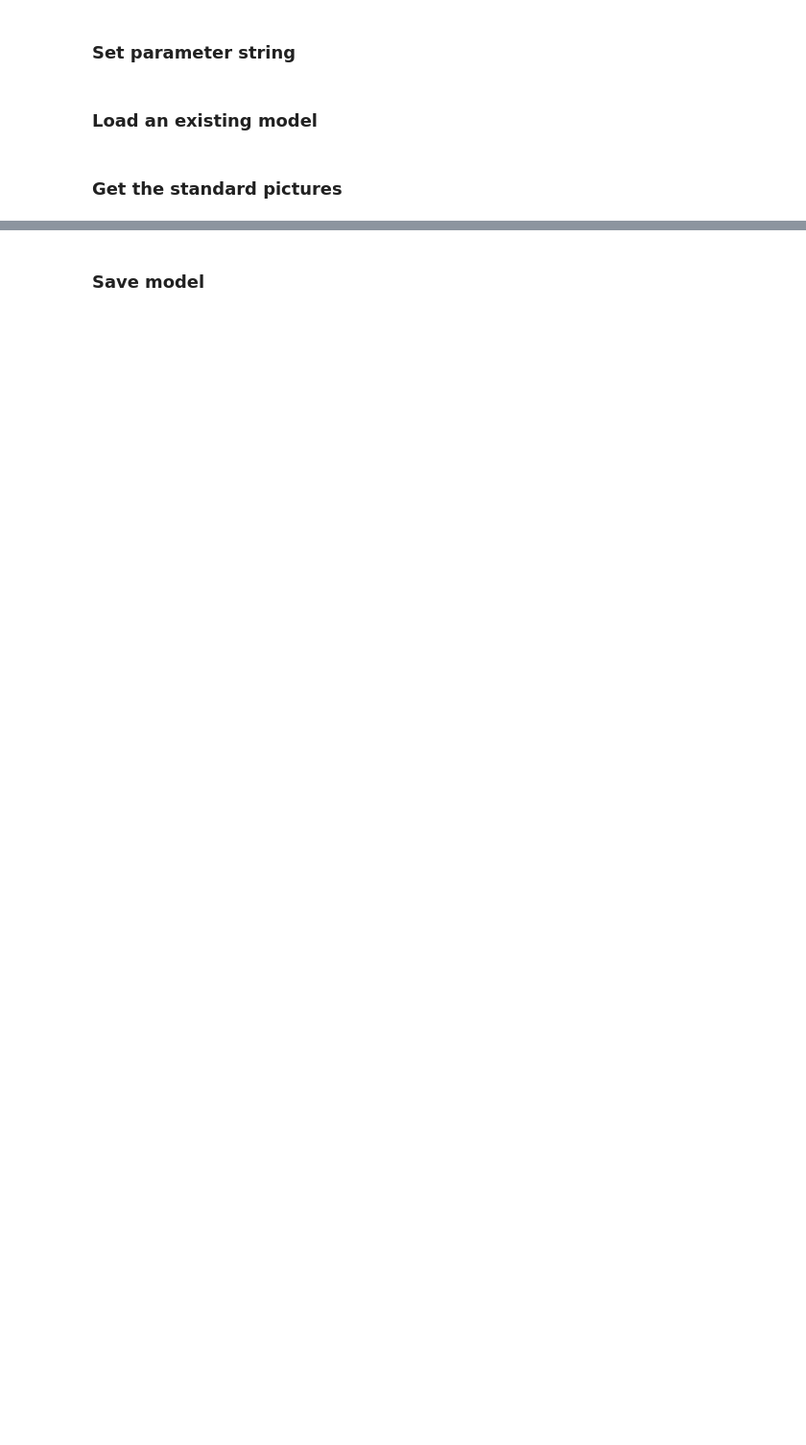
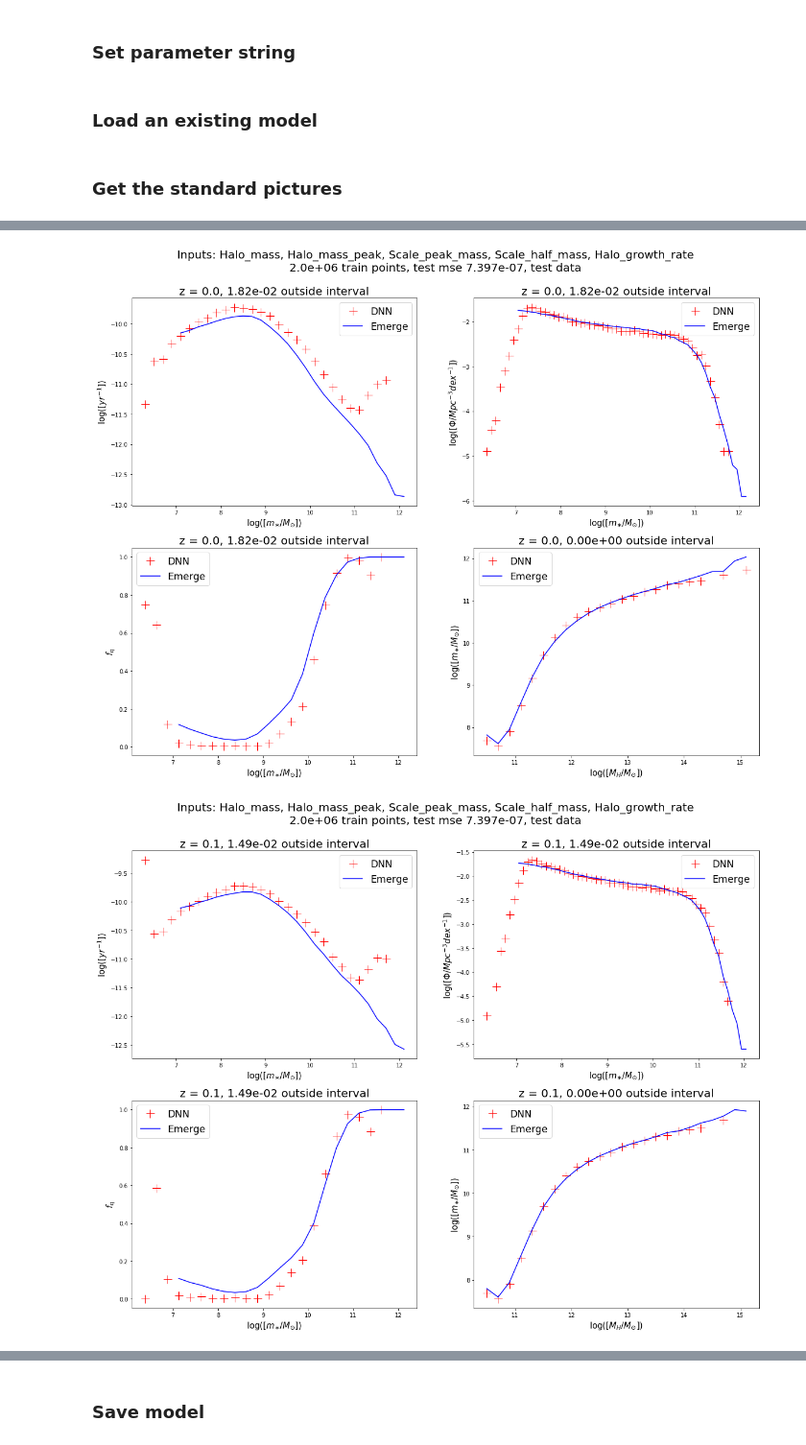
Before and after one commit to magnus-lindstrom/masters-project-galaxy-formation, a Jupyter notebook: code/backpropagation_code/bp_general_purpose_notebook.ipynb, the cells around one changed output, grey strips where cells are left out. Shown at 96% size. Drawn from its saved outputs; the diff is of its cells as text; code cells hidden in the pictures; blank space fills up the shorter version.

```diff
--- a/code/backpropagation_code/bp_general_purpose_notebook.ipynb
+++ b/code/backpropagation_code/bp_general_purpose_notebook.ipynb
@@ -115,4 +117,4 @@ norm_scores = model.evaluate(x=training_data_dict['input_test_dict'], y=training
                                                sample_weight=training_data_dict['test_weights'], verbose=1)
 tot_score = norm_scores[0]
 predicted_points = predict_points(model, training_data_dict, data_type = mode, original_units=True)
-title = 'Inputs: %s\n%.1e train points, test mse %.3e, %s data' % (', '.join(input_features), train_size, tot_score, mode)
+title = 'Inputs: {}\n{:.1e} train points, test mse {:.3e}, {} data'.format(', '.join(input_features), len(training_data_dict['train_indices']), tot_score, mode)
@@ -143,4 +153,8 @@ plt.show
 fig8, fig9 = get_sfr_stellar_mass_contour(model, training_data_dict, unit_dict, title=None, data_type='test',
                                  y_min=None, y_max=None, x_min=None, x_max=None, predicted_points=predicted_points)
 # %%
-fig88 = get_smf_ssfr_fq_plot(model, training_data_dict, title=title, data_type=mode, full_range=True)
+for redshift in redshifts:
+    fig88 = get_smf_ssfr_fq_plot(model, training_data_dict, redshift=redshift, title=title, data_type=mode, full_range=True)
+# %% [output]
+[figure, added]
+[figure, added]
```
Also changed, not shown: parts of 11 cells of this notebook, 5 other files.
